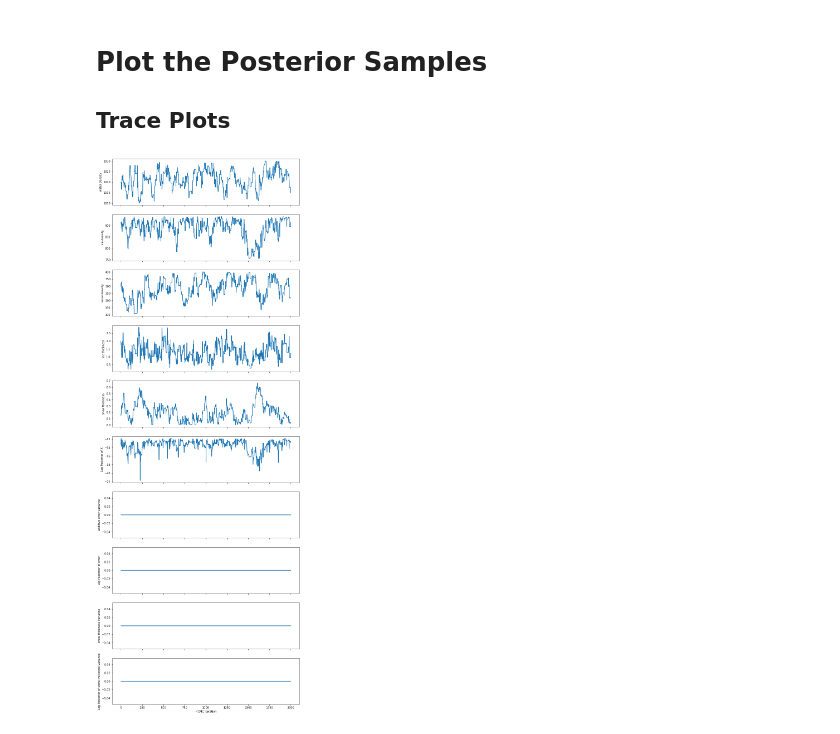
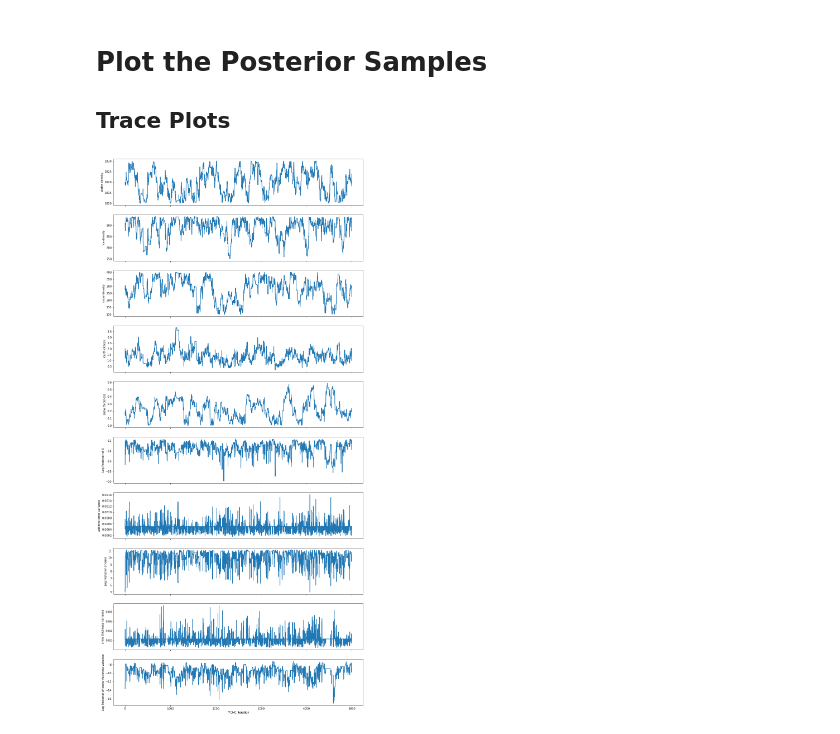
Before and after one commit to helianglen/bayesian-sea-ice, a Jupyter notebook: IceThickness.ipynb, the cells around one changed output. Cells and saved outputs as stored; diff of their text form; code cells hidden in the pictures.

Commit message:
got iact working

```diff
--- a/IceThickness.ipynb
+++ b/IceThickness.ipynb
@@ -488,33 +486,33 @@ for i in range(num_steps - 1):
     samps_x[i+1, :] = next_x
     logposts_x[i+1] = next_logpost_x
 
-#     # retrieve more information
-#     past_logpost_var_eps = logposts_var_eps[i]
-#     past_x = next_x # advance the x increment early to maybe reduce IACT
+    # retrieve more information
+    past_logpost_var_eps = logposts_var_eps[i]
+    past_x = next_x # advance the x increment early to maybe reduce IACT
 
-#     # sample var_eps
-#     var_eps_accept, next_var_eps, next_logpost_var_eps = SampleEps(past_x, F, past_var_eps, past_logpost_var_eps)
+    # sample var_eps
+    var_eps_accept, next_var_eps, next_logpost_var_eps = SampleEps(past_x, F, past_var_eps, past_logpost_var_eps)
 
-#     # update the chain
-#     if var_eps_accept:
-#         accepts_var_eps += 1
-#     samps_var_eps[i+1] = next_var_eps
-#     logposts_var_eps[i+1] = next_logpost_var_eps
+    # update the chain
+    if var_eps_accept:
+        accepts_var_eps += 1
+    samps_var_eps[i+1] = next_var_eps
+    logposts_var_eps[i+1] = next_logpost_var_eps
 
-#     # retrieve more info
-#     past_logpost_var_S = logposts_var_S[i]
-#     past_var_eps = next_var_eps # advance the var_eps increment early to maybe reduce IACT
+    # retrieve more info
+    past_logpost_var_S = logposts_var_S[i]
+    past_var_eps = next_var_eps # advance the var_eps increment early to maybe reduce IACT
 
-#     # sample var_S
-#     var_S_accept, next_var_S, next_logpost_var_S = SampleS(past_x, F, past_var_eps, past_var_S, past_logpost_var_S)
+    # sample var_S
+    var_S_accept, next_var_S, next_logpost_var_S = SampleS(past_x, F, past_var_eps, past_var_S, past_logpost_var_S)
 
-#     # update the chain
-#     if var_S_accept:
-#         accepts_var_S += 1
-#     samps_var_S[i+1] = next_var_S
-#     logposts_var_S[i+1] = next_logpost_var_S
+    # update the chain
+    if var_S_accept:
+        accepts_var_S += 1
+    samps_var_S[i+1] = next_var_S
+    logposts_var_S[i+1] = next_logpost_var_S
 
-    if i % 100 == 0 and i > 0:
+    if i % 500 == 0 and i > 0:
         print('Step %d, x AR = %0.2f, var_eps AR = %0.2f, var_S AR = %0.2f'%(i, accepts_x/(i+1), accepts_var_eps/(i+1), accepts_var_S/(i+1)) )
 
 print('Total acceptance: x AR = %0.2f, var_eps AR = %0.2f, var_S AR = %0.2f'%(accepts_x/num_steps, accepts_var_eps/num_steps, accepts_var_S/num_steps ))
@@ -544,7 +532,7 @@ Total acceptance: x AR = 0.31, var_eps AR = 0.00, var_S AR = 0.00
 
 ## Trace Plots
 # %%
-fig, axs = plt.subplots(nrows=10, sharex=True, figsize=(12, 36))
+fig, axs = plt.subplots(nrows=10, sharex=True, figsize=(16, 36))
 for i in range(10):
     axs[i].ticklabel_format(useOffset=False)
 
@@ -555,31 +543,31 @@ axs[1].plot(samps_x[:, 1], linewidth=2)
 axs[1].set_ylabel('ice density')
 
 axs[2].plot(samps_x[:, 2], linewidth=2)
 axs[2].set_ylabel('snow density')
 
 axs[3].plot(samps_x[:, 3], linewidth=2)
 axs[3].set_ylabel('ice thickness')
 
 axs[4].plot(samps_x[:, 4], linewidth=2)
 axs[4].set_ylabel('snow thickness')
 
 axs[5].plot(logposts_x[:], linewidth=2)
 axs[5].set_ylabel('Log Posterior of X')
 
 axs[6].plot(samps_var_eps[:], linewidth=2)
 axs[6].set_ylabel('additive error variance')
 
 axs[7].plot(logposts_var_eps[:], linewidth=2)
 axs[7].set_ylabel('Log Posterior of error')
 
 axs[8].plot(samps_var_S[:], linewidth=2)
 axs[8].set_ylabel('snow thickness variance')
 
 axs[9].plot(logposts_var_S[:], linewidth=2)
 axs[9].set_ylabel('Log Posterior of snow thickness variance')
 
 axs[9].set_xlabel('MCMC Iteration')
 
 plt.show()
 # %% [output]
-[figure, old version]
+[figure, new version]
```
Also changed, not shown: parts of 18 cells of this notebook.
